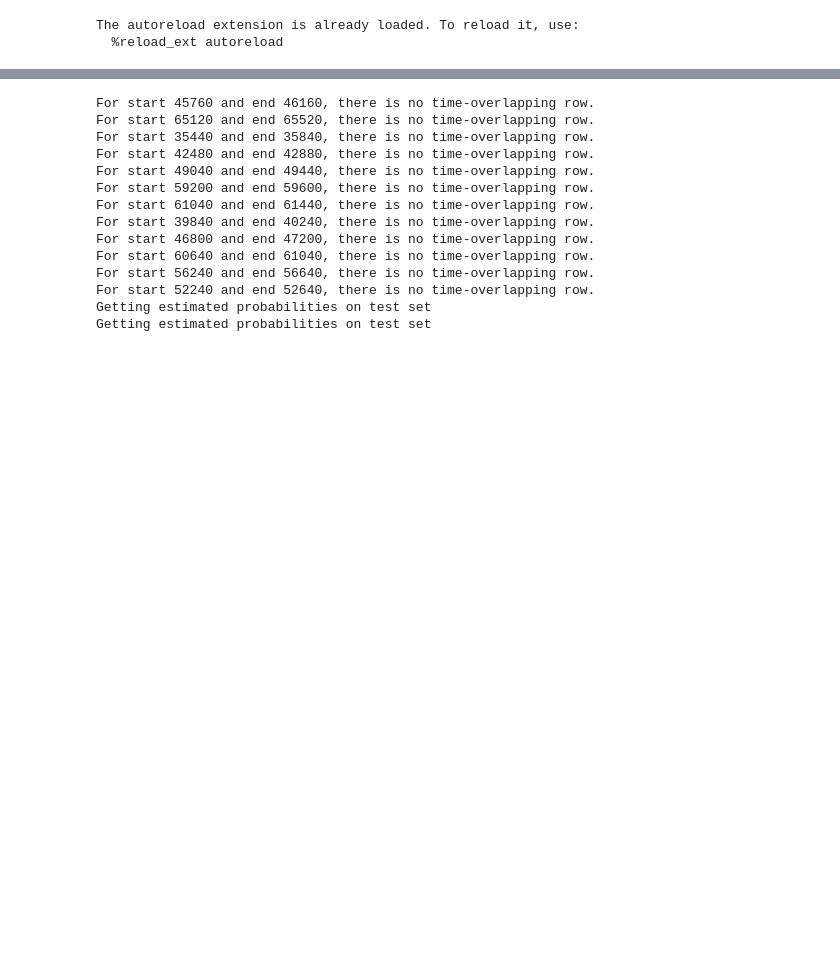
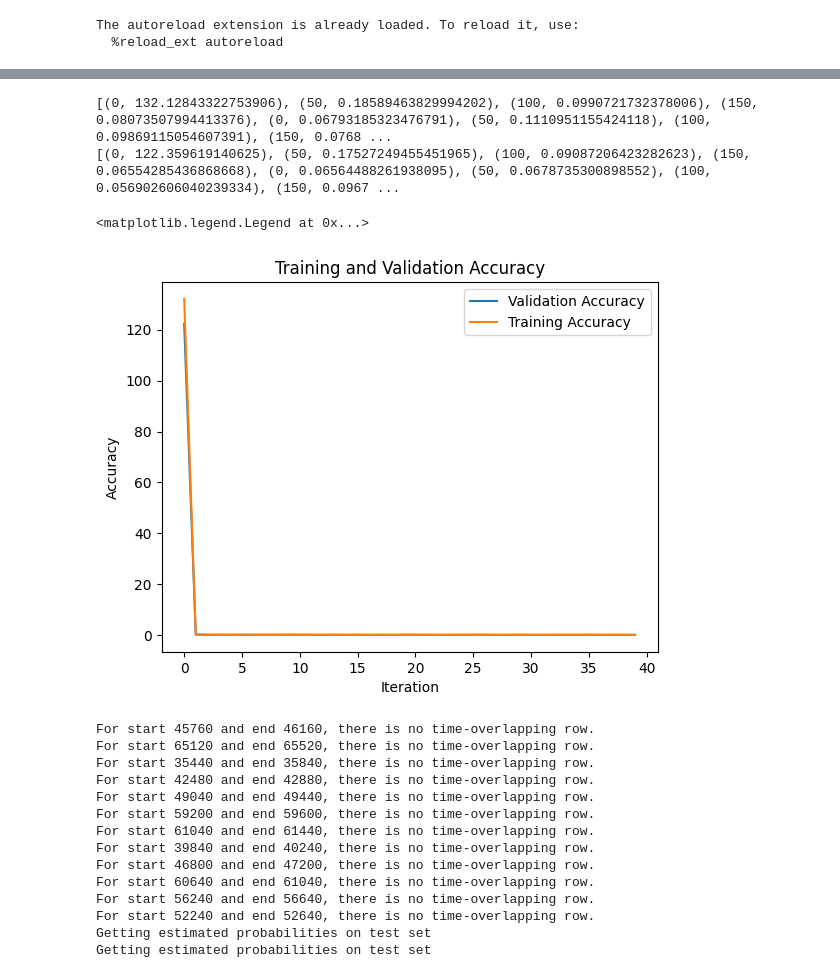
Before and after one commit to jiayan-li/keyword-spotting, a Jupyter notebook: DNN.ipynb, the cells around one changed output, grey strips where cells are left out. Saved outputs shown, nothing was run; the diff lists cells and outputs as text; code cells hidden in the pictures; blank space fills up the shorter version.

```diff
--- a/DNN.ipynb
+++ b/DNN.ipynb
@@ -239,17 +187,39 @@ def check_accuracy(loader, model):
     model.eval()  # set model to evaluation mode
     with torch.no_grad():
         for x, y in loader:
-            y = flatten(y) # Flatten y to convert dimension from (Nx1) to (N,)
+            y = flatten(y) # Flatten y to convert dimension from (NxCxH) to (N,-1)
             x = x.to(device=device, dtype=dtype)  # move to device, e.g. GPU
             y = y.to(device=device, dtype=dtype)
             scores = model(x)
             _, preds = scores.max(1)
-            true_class = y.argmax(dim=1) # True class is the one that has the highest probability in the data.
+            true_class = y.argmax(dim=1) # True class is the one that has the highest probability in the label vector y.
             num_correct += (preds == true_class).sum()
             num_samples += preds.size(0)
         acc = float(num_correct) / num_samples
         print('Got %d / %d correct (%.2f)' % (num_correct, num_samples, 100 * acc))
     return acc
+
+def check_loss(loader, model):
+    '''
+    Check the loss in a given loader (e.g. validation loss)
+    Args:
+        loader: Loader object for tranining, validation or test sets.
+        model: Our model (e.g. DNN)
+    Returns:
+        loss: Loss calculated with the dataset given by loader (e.g. validation dataset).
+    '''
+    model.eval()
+    total_loss = 0
+    with torch.no_grad():
+        for x, y in loader:
+            y = flatten(y)
+            x = x.to(device=device, dtype=dtype)
+            y = y.to(device=device, dtype=dtype)
+            scores = model(x)
+            criterion = nn.BCEWithLogitsLoss()
+            total_loss = criterion(scores, y)
+
+    return total_loss
 # %%
 device = 'cpu'
 dtype = torch.float32
@@ -333,3 +317,23 @@ Training is complete. Accuracies on the validation set are:
+# %%
+print(train_loss_lst)
+print(val_loss_lst)
+x_train, y_train = zip(*train_loss_lst)
+x_val, y_val = zip(*val_loss_lst)
+
+# Plot the accuracy values
+plt.plot(y_val, label='Validation Loss')
+plt.plot(y_train, label='Training Loss')
+
+# Add labels and title to the plot
+plt.xlabel('Iteration')
+plt.ylabel('Loss')
+plt.title('Training and Validation Accuracy')
+plt.legend()
+# %% [output]
+[(0, 132.12843322753906), (50, 0.18589463829994202), (100, 0.0990721732378006), (150, 0.08073507994413376), (0, 0.06793185323476791), (50, 0.1110951155424118), (100, 0.09869115054607391), (150, 0.0768 ...
+[(0, 122.359619140625), (50, 0.17527249455451965), (100, 0.09087206423282623), (150, 0.06554285436868668), (0, 0.06564488261938095), (50, 0.0678735300898552), (100, 0.056902606040239334), (150, 0.0967 ...
+<matplotlib.legend.Legend at 0x...>
+[figure, added]
 # %%
 def infer_probabilities(loader, model):
     if loader.dataset.train:
```
Also changed, not shown: parts of 10 cells of this notebook, 1 other file.
